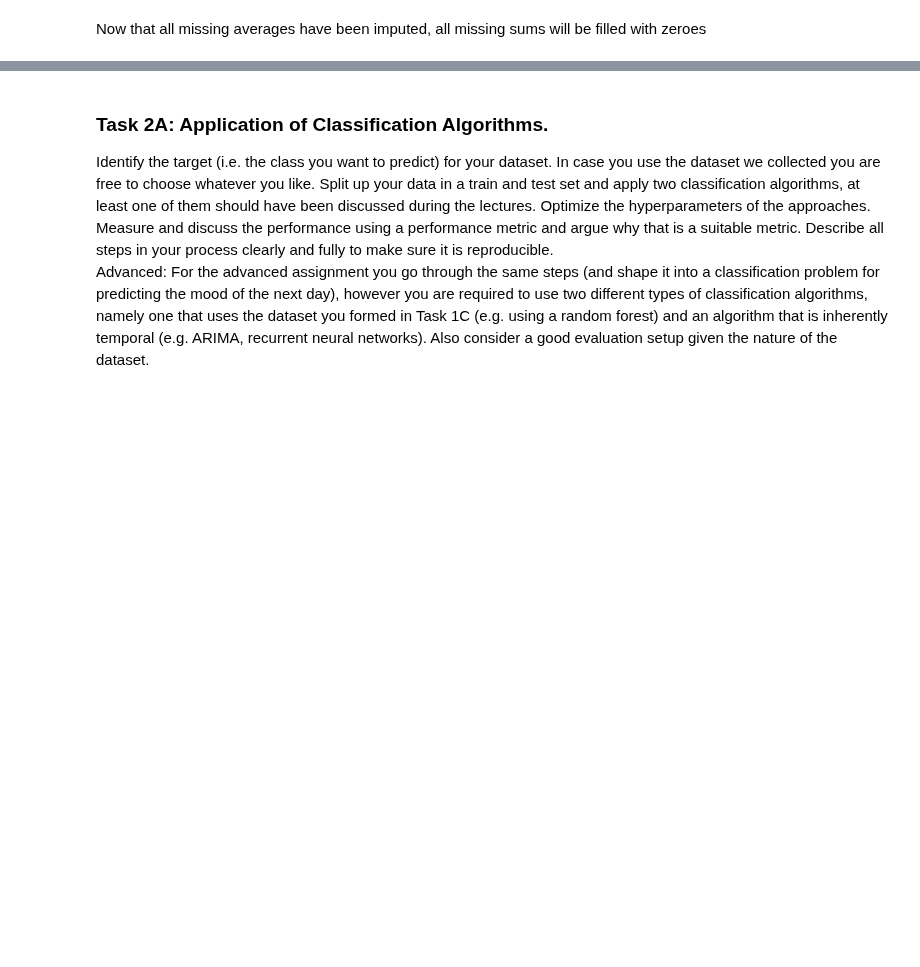
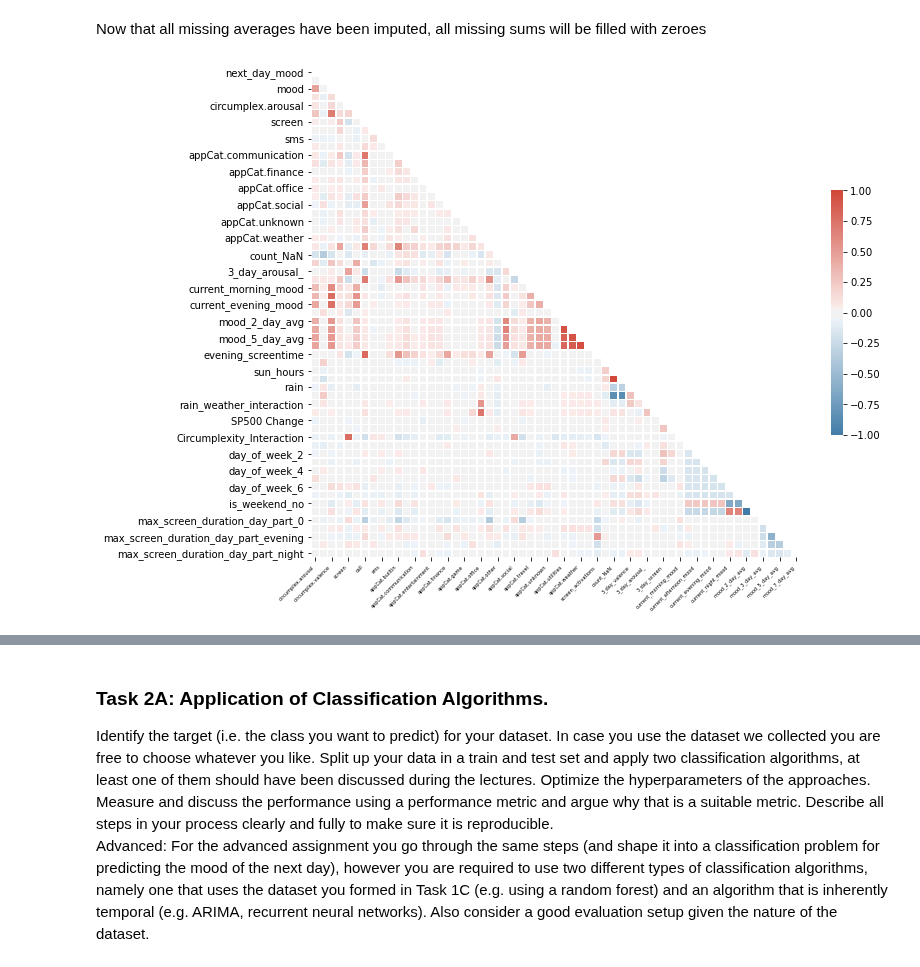
Before and after one commit to moosmiddelkoop/DMT-1, a Jupyter notebook: Assignment_1.ipynb, the cells around one changed output, grey strips where cells are left out. Drawn from its saved outputs; the diff is of its cells as text; code cells hidden in the pictures; blank space fills up the shorter version.

```diff
--- a/Assignment_1.ipynb
+++ b/Assignment_1.ipynb
@@ -529,32 +542,34 @@ final_features = all_features.drop(columns=['next_day_mood']).iloc[:,2:]
 all_features.to_csv('data/final.csv')
 # %%
 # Correlation Matrix
-SHOW = False
+SHOW = True
 
 from string import ascii_letters
 import numpy as np
 import pandas as pd
 import seaborn as sns
 import matplotlib.pyplot as plt
 
 if SHOW:
 
     # Compute the correlation matrix
     changed_order = ['next_day_mood'] + [col for col in all_features.columns if col not in  ['id', 'date', 'next_day_mood']]
     corr = all_features[changed_order].corr()
 
     # Generate a mask for the upper triangle
     mask = np.triu(np.ones_like(corr, dtype=bool))
 
     # Set up the matplotlib figure
     f, ax = plt.subplots(figsize=(11, 9))
 
     # Generate a custom diverging colormap
     cmap = sns.diverging_palette(240, 15, as_cmap=True)
 
     # Draw the heatmap with the mask and correct aspect ratio
     corrmat = sns.heatmap(corr, mask=mask, cmap=cmap, vmax=1, center=0,
                 square=True, linewidths=.5, cbar_kws={"shrink": .5})
 
     corrmat.set_xticklabels(
         labels=final_features.iloc[:,2:].corr().columns, rotation= 45, size = 5, ha = 'right')
+# %% [output]
+[figure, added]
```
Also changed, not shown: parts of 8 cells of this notebook, 7 other files.
